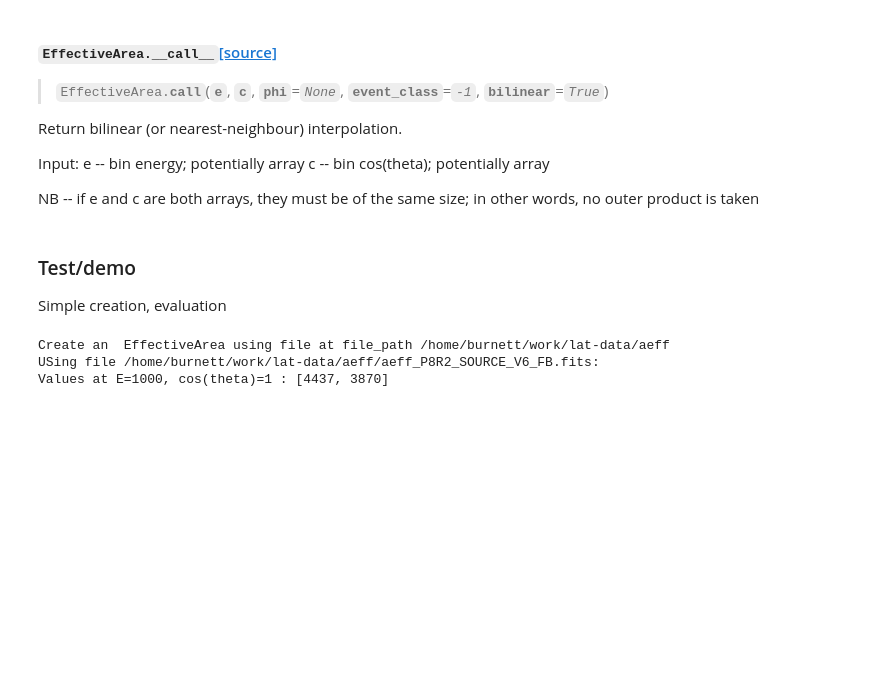
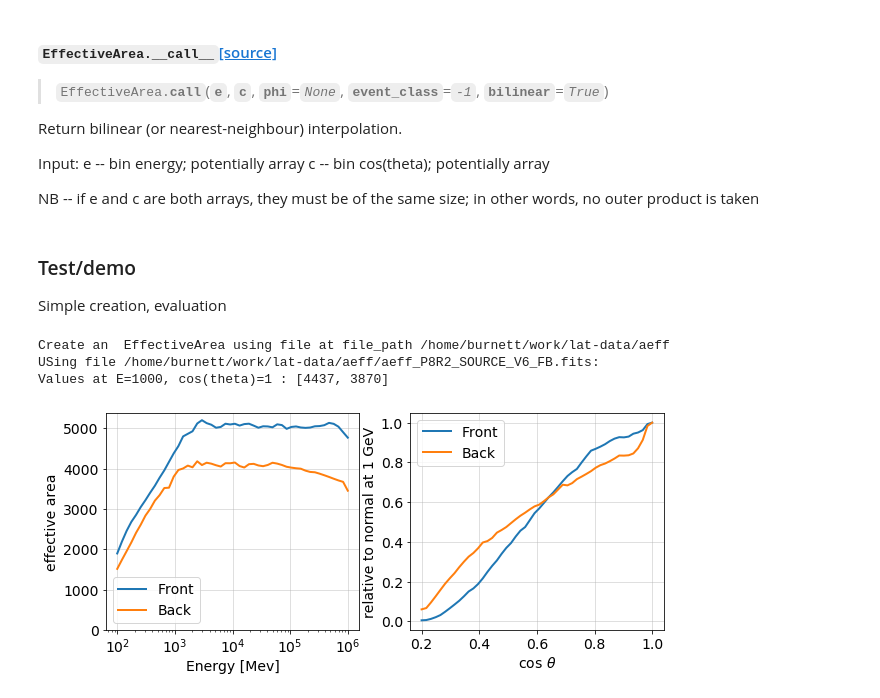
Before and after one commit to tburnett/light_curves, a Jupyter notebook: nbs/01_effective_area.ipynb, the cells around one changed output. Saved outputs shown, nothing was run; the diff lists cells and outputs as text; code cells hidden in the pictures; blank space fills up the shorter version.

```diff
--- a/nbs/01_effective_area.ipynb
+++ b/nbs/01_effective_area.ipynb
@@ -181,3 +184,23 @@ class InterpTable(object):
+# %%
+#export
+def effective_area_plots(ea, fignum=1):
+    import numpy as np
+    import matplotlib.pyplot as plt
+    ee = np.logspace(2,6)
+    ct = np.linspace(0.2,1)
+    plt.rc('font', size=14)
+    fig, (ax1,ax2) = plt.subplots(1,2, figsize=(10,4), num=fignum)
+
+    for et, etname in enumerate('Front Back'.split()):
+        ax1.semilogx(ee, [ea(e, 1)[et] for e in ee], '-', lw=2, label=etname)
+        ax2.plot(ct, [ea(1000,x )[et]/ea(1000,1)[et] for x in ct], '-', lw=2, label=etname)
+    ax1.legend()
+    ax1.set(xlabel='Energy [Mev]', ylabel='effective area', ylim=(0,None))
+    ax1.grid(alpha=0.5)
+    ax2.legend()
+    ax2.set(xlabel =r'$\cos\ \theta$',ylabel='relative to normal at 1 GeV')
+    ax2.grid(alpha=0.5)
+    fig.set_facecolor('white')
 # %%
 show_doc(EffectiveArea.__call__)
 # %% [output]
@@ -197,21 +220,21 @@ NB -- if e and c are both arrays, they must be of the same
 ### Test/demo
 Simple creation, evaluation
 # %%
-from light_curves.config import  FileConfiguration
-
-eafile = FileConfiguration().aeff
-
-if os.path.exists(eafile):
+from light_curves.config import  Files
+eafile = Files().aeff
+if eafile.exists():
     print(f'Create an  EffectiveArea using file at file_path {eafile}')
     ea = EffectiveArea(file_path=eafile)
     e, ct = 1000, 1
     print(f'USing file {ea.aeff_file}:\nValues at E={e}, cos(theta)={ct} : {list(map(round, ea(e,ct)))}')
+    effective_area_plots(ea)
 else:
     print('Not running this test here, since don''t have the file')
 # %% [output]
 Create an  EffectiveArea using file at file_path /home/burnett/work/lat-data/aeff
 USing file /home/burnett/work/lat-data/aeff/aeff_P8R2_SOURCE_V6_FB.fits:
 Values at E=1000, cos(theta)=1 : [4437, 3870]
+[figure, added]
 # %%
 #hide
 from nbdev.export import notebook2script
```
Also changed, not shown: parts of 5 cells of this notebook, 30 other files.
